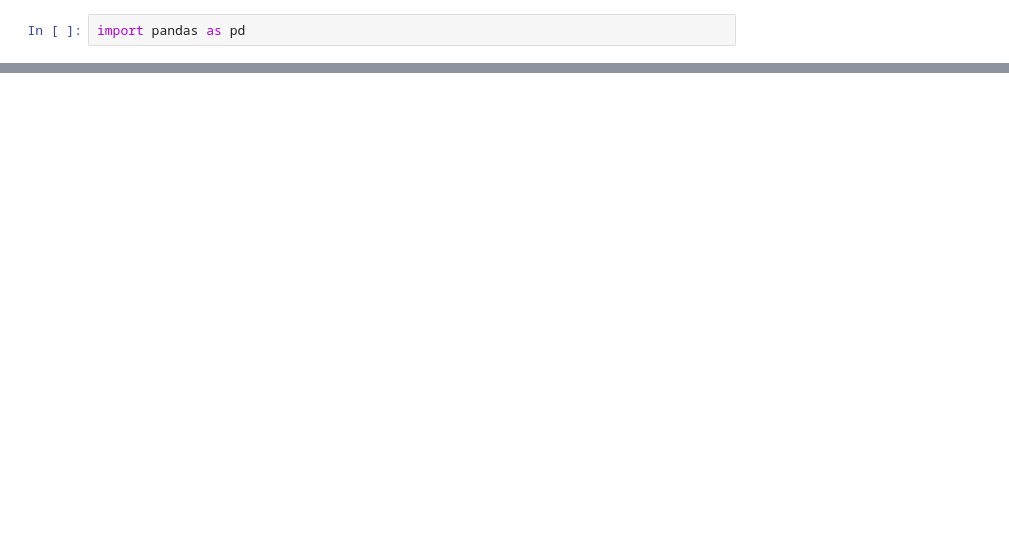
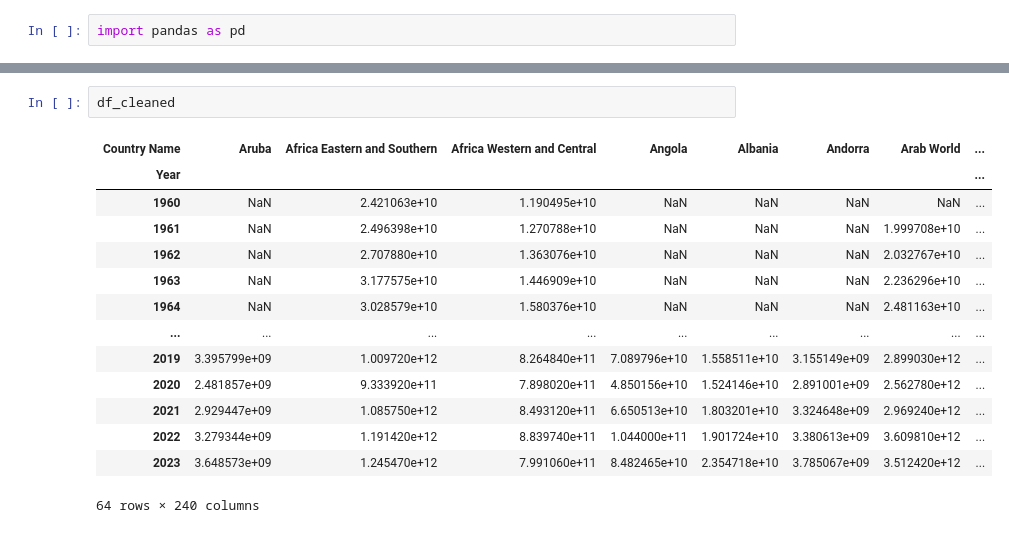
Before and after one commit to DavidVillena17/Country_GDP, a Jupyter notebook: app/data.ipynb, the cells around one changed output, grey strips where cells are left out. Saved outputs shown, nothing was run; the diff lists cells and outputs as text; blank space fills up the shorter version.

```diff
--- a/app/data.ipynb
+++ b/app/data.ipynb
@@ -96,0 +113,17 @@ Length: 266, dtype: int64
+# %%
+df_cleaned
+# %% [output]
+| Country Name | Aruba | Africa Eastern and Southern | Africa Western and Central | Angola | Albania | Andorra | Arab World | ... |
+| Year |  |  |  |  |  |  |  | ... |
+| 1960 | NaN | 2.421063e+10 | 1.190495e+10 | NaN | NaN | NaN | NaN | ... |
+| 1961 | NaN | 2.496398e+10 | 1.270788e+10 | NaN | NaN | NaN | 1.999708e+10 | ... |
+| 1962 | NaN | 2.707880e+10 | 1.363076e+10 | NaN | NaN | NaN | 2.032767e+10 | ... |
+| 1963 | NaN | 3.177575e+10 | 1.446909e+10 | NaN | NaN | NaN | 2.236296e+10 | ... |
+| 1964 | NaN | 3.028579e+10 | 1.580376e+10 | NaN | NaN | NaN | 2.481163e+10 | ... |
+| ... | ... | ... | ... | ... | ... | ... | ... | ... |
+| 2019 | 3.395799e+09 | 1.009720e+12 | 8.264840e+11 | 7.089796e+10 | 1.558511e+10 | 3.155149e+09 | 2.899030e+12 | ... |
+| 2020 | 2.481857e+09 | 9.333920e+11 | 7.898020e+11 | 4.850156e+10 | 1.524146e+10 | 2.891001e+09 | 2.562780e+12 | ... |
+| 2021 | 2.929447e+09 | 1.085750e+12 | 8.493120e+11 | 6.650513e+10 | 1.803201e+10 | 3.324648e+09 | 2.969240e+12 | ... |
+| 2022 | 3.279344e+09 | 1.191420e+12 | 8.839740e+11 | 1.044000e+11 | 1.901724e+10 | 3.380613e+09 | 3.609810e+12 | ... |
+| 2023 | 3.648573e+09 | 1.245470e+12 | 7.991060e+11 | 8.482465e+10 | 2.354718e+10 | 3.785067e+09 | 3.512420e+12 | ... |
+64 rows × 240 columns
```
Also changed, not shown: parts of 18 cells of this notebook, 1 other file.
